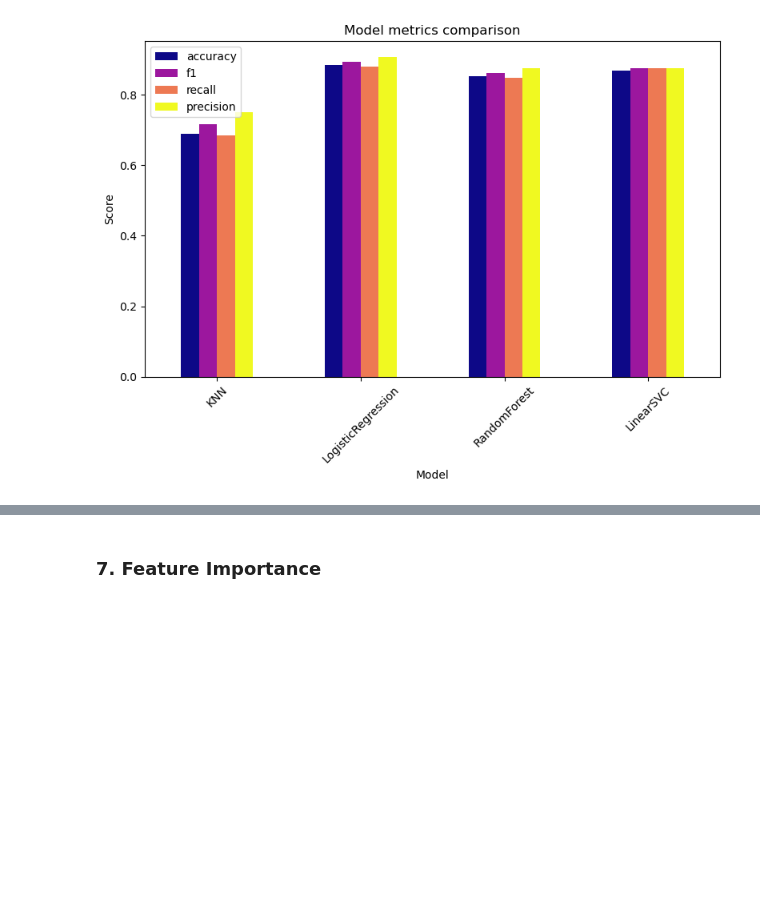
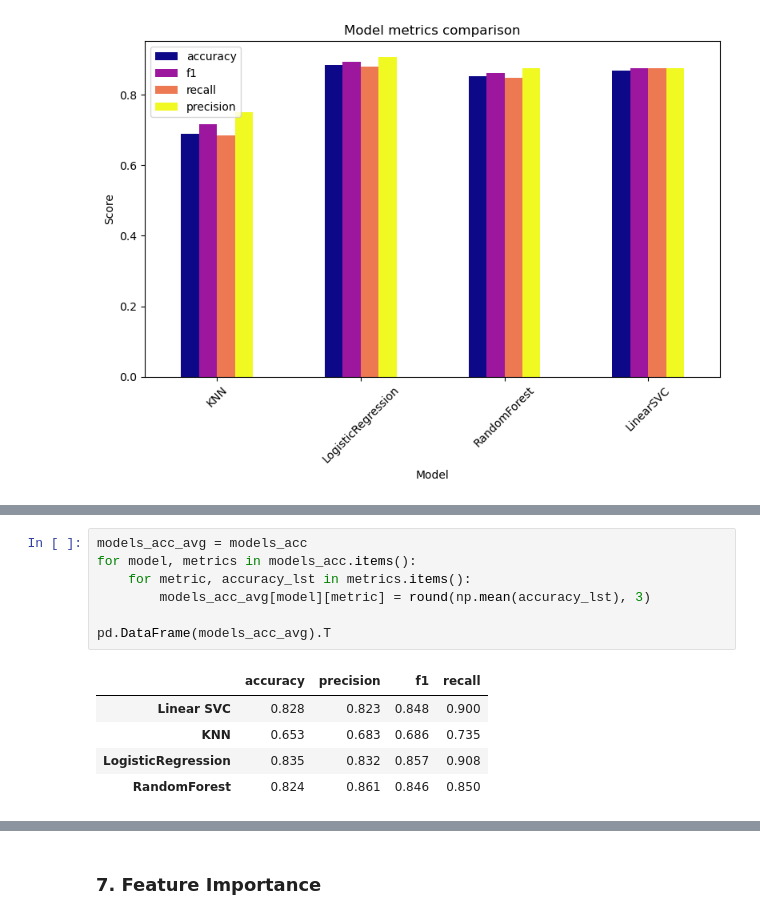
Before and after one commit to Eleanor-git/Hear-Disease-Classification, a Jupyter notebook: heart_disease_classification.ipynb, the cells around one changed output, grey strips where cells are left out. Drawn from its saved outputs; the diff is of its cells as text; blank space fills up the shorter version.

```diff
--- a/heart_disease_classification.ipynb
+++ b/heart_disease_classification.ipynb
@@ -528,0 +609,13 @@ The accuracy of Random Forest reach 100% in training set, and this is the sign o
+# %%
+models_acc_avg = models_acc
+for model, metrics in models_acc.items():
+    for metric, accuracy_lst in metrics.items():
+        models_acc_avg[model][metric] = round(np.mean(accuracy_lst), 3)
+
+pd.DataFrame(models_acc_avg).T
+# %% [output]
+|  | accuracy | precision | f1 | recall |
+| Linear SVC | 0.828 | 0.823 | 0.848 | 0.900 |
+| KNN | 0.653 | 0.683 | 0.686 | 0.735 |
+| LogisticRegression | 0.835 | 0.832 | 0.857 | 0.908 |
+| RandomForest | 0.824 | 0.861 | 0.846 | 0.850 |
```
Also changed, not shown: parts of 10 cells of this notebook.
